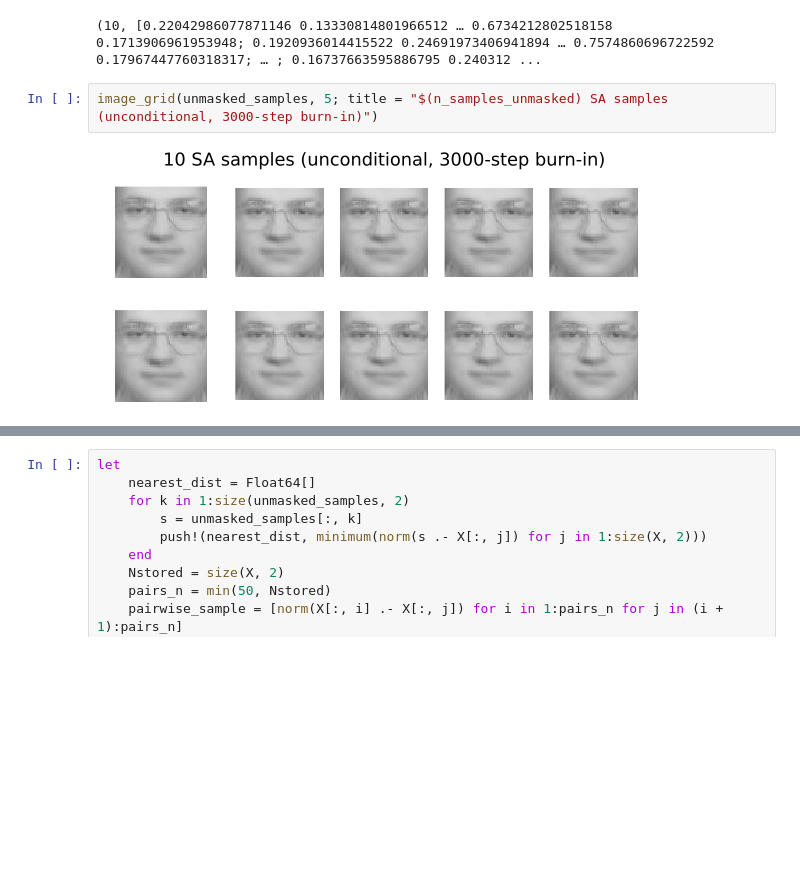
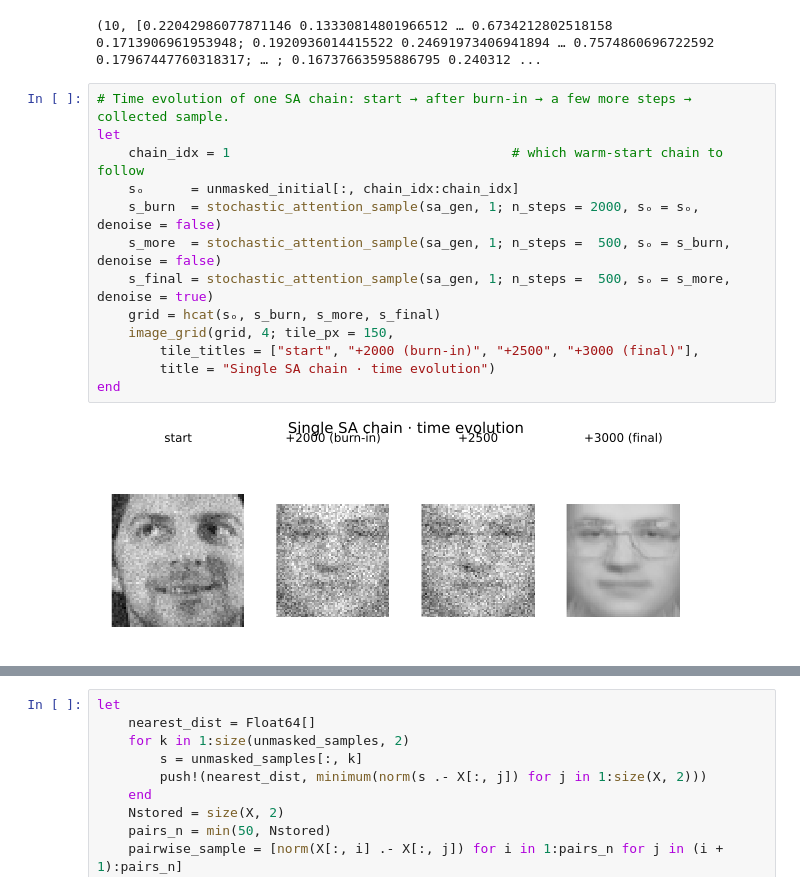
Before and after one commit to varnerlab/Practicum-5820-S2026, a Jupyter notebook: CHEME-5820-Practicum-S2026.ipynb, the cells around one changed output, grey strips where cells are left out. Cells and saved outputs as stored; diff of their text form; blank space fills up the shorter version.

```diff
--- a/CHEME-5820-Practicum-S2026.ipynb
+++ b/CHEME-5820-Practicum-S2026.ipynb
@@ -198,6 +189,17 @@ end
 # %% [output]
 (10, [0.22042986077871146 0.13330814801966512 … 0.6734212802518158 0.1713906961953948; 0.1920936014415522 0.24691973406941894 … 0.7574860696722592 0.17967447760318317; … ; 0.16737663595886795 0.240312 ...
 # %%
-image_grid(unmasked_samples, 5; title = "$(n_samples_unmasked) SA samples (unconditional, 3000-step burn-in)")
+# Time evolution of one SA chain: start → after burn-in → a few more steps → collected sample.
+let
+    chain_idx = 1                                    # which warm-start chain to follow
+    sₒ      = unmasked_initial[:, chain_idx:chain_idx]
+    s_burn  = stochastic_attention_sample(sa_gen, 1; n_steps = 2000, sₒ = sₒ,      denoise = false)
+    s_more  = stochastic_attention_sample(sa_gen, 1; n_steps =  500, sₒ = s_burn,  denoise = false)
+    s_final = stochastic_attention_sample(sa_gen, 1; n_steps =  500, sₒ = s_more,  denoise = true)
+    grid = hcat(sₒ, s_burn, s_more, s_final)
+    image_grid(grid, 4; tile_px = 150,
+        tile_titles = ["start", "+2000 (burn-in)", "+2500", "+3000 (final)"],
+        title = "Single SA chain · time evolution")
+end
 # %% [output]
-[figure, old version]
+[figure, new version]
```
Also changed, not shown: parts of 57 cells of this notebook, 1 other file.
